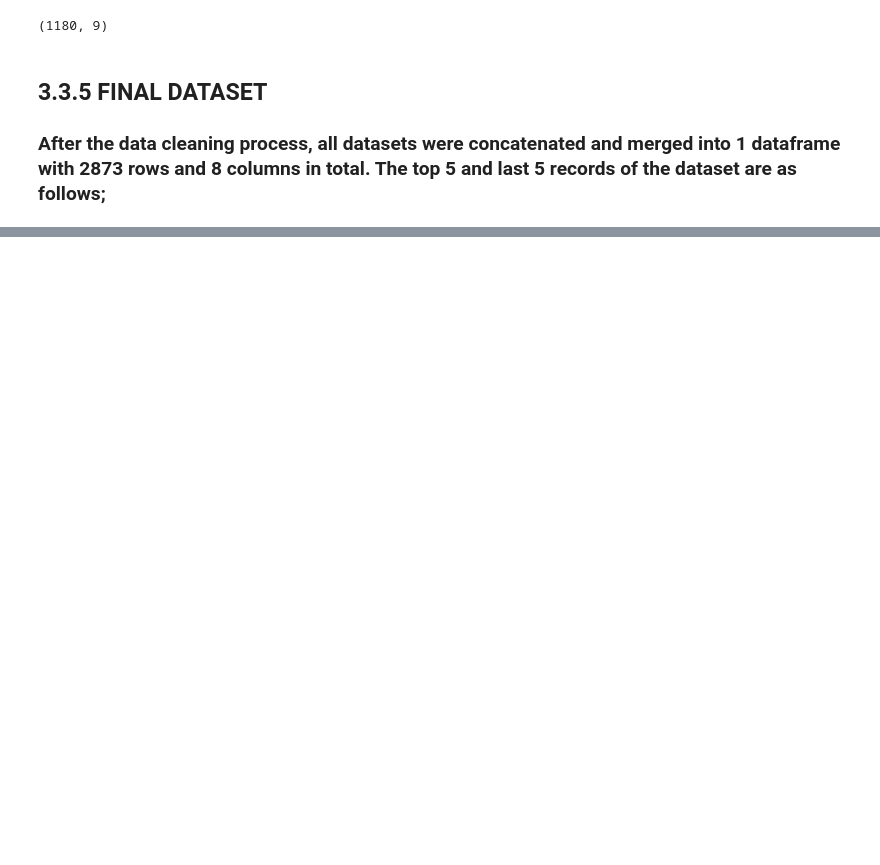
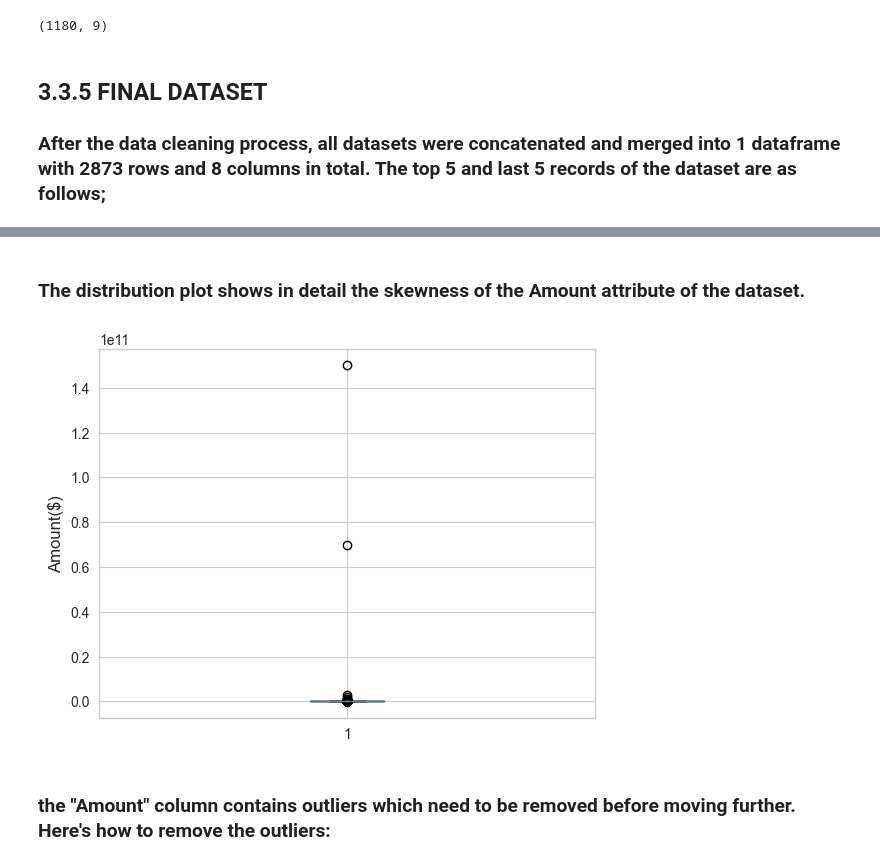
Before and after one commit to phinmaiyo/India-startup-ecosytem-analysis, a Jupyter notebook: LP1 data cleaning.ipynb, the cells around one changed output, grey strips where cells are left out. Cells and saved outputs as stored; diff of their text form; code cells hidden in the pictures; blank space fills up the shorter version.

```diff
--- a/LP1 data cleaning.ipynb
+++ b/LP1 data cleaning.ipynb
@@ -902,0 +1217,11 @@ FileNotFoundError: [Errno 2] No such file or directory: 'C:\\Users\\user\\Deskto
+# %% [markdown]
+### The distribution plot shows in detail the skewness of the Amount attribute of the dataset.
+# %%
+# lets Create a box plot to have a look at the outliers in the amount attribute
+plt.boxplot(df['Amount($)'])
+plt.ylabel('Amount($)')
+plt.show()
+# %% [output]
+[figure, added]
+# %% [markdown]
+### the "Amount" column contains outliers which need to be removed before moving further. Here's how to remove the outliers:
```
Also changed, not shown: parts of 94 cells of this notebook, 2 other files.
